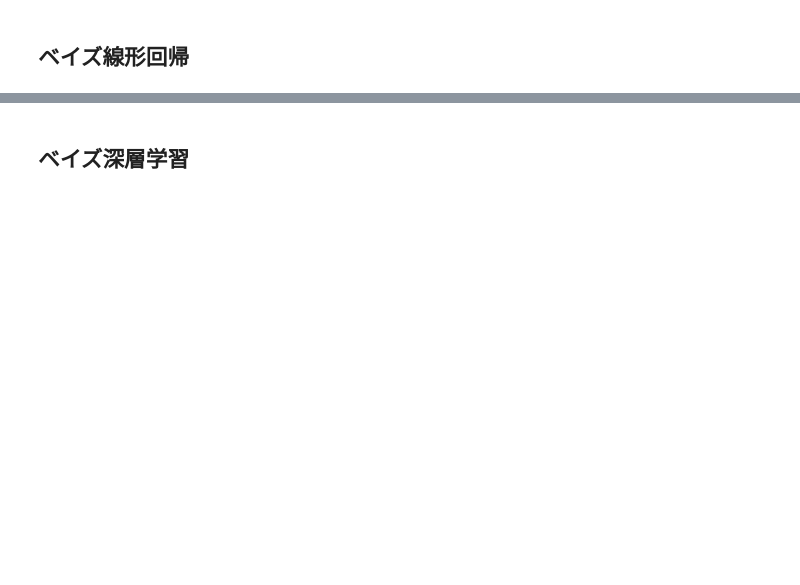
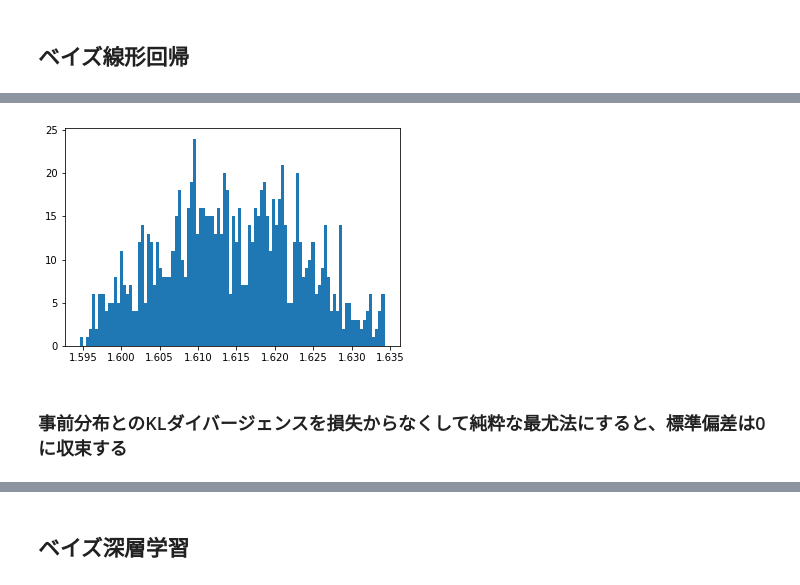
Before and after one commit to TtH61008/yurufuwa_bayesian_deep_learning, a Jupyter notebook: notebook/C100.ipynb, the cells around one changed output, grey strips where cells are left out. Saved outputs shown, nothing was run; the diff lists cells and outputs as text; code cells hidden in the pictures; blank space fills up the shorter version.

```diff
--- a/notebook/C100.ipynb
+++ b/notebook/C100.ipynb
@@ -147,0 +215,12 @@ pd.DataFrame({
+# %%
+
+preds = bayesian_linear_model.predict(np.stack([X_test[0] for _ in range(1000)])).flatten()
+preds_mean = preds.mean()
+preds_std = preds.std()
+
+plt.hist(preds, bins=100, range=(preds.mean() - 2 * preds_std, preds.mean() + 2* preds_std))
+plt.show()
+# %% [output]
+[figure, added]
+# %% [markdown]
+### 事前分布とのKLダイバージェンスを損失からなくして純粋な最尤法にすると、標準偏差は0に収束する
```
Also changed, not shown: parts of 35 cells of this notebook.
